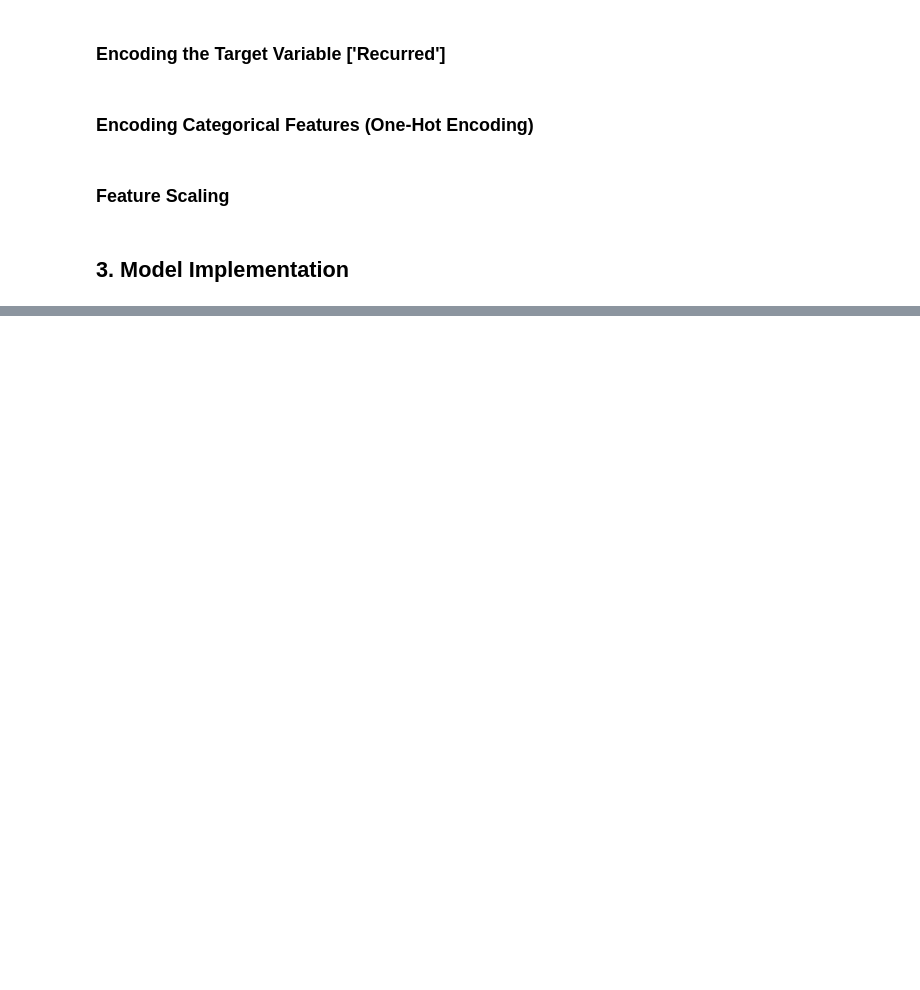
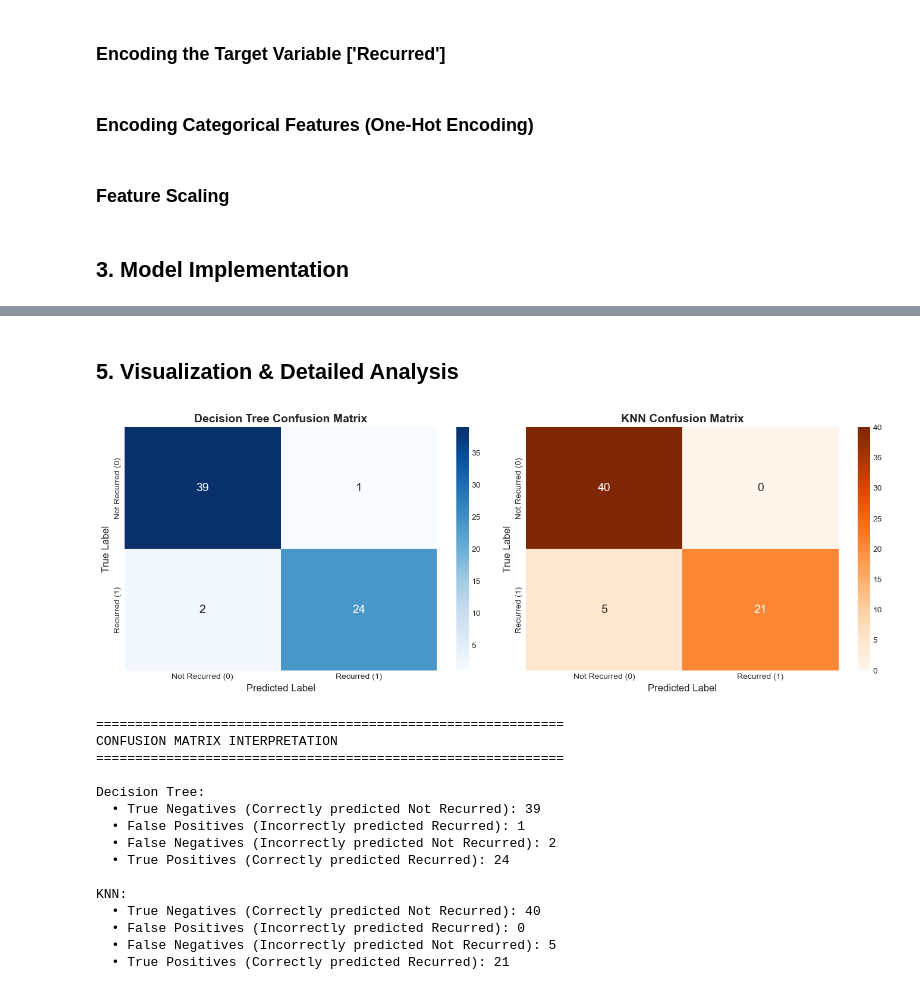
Before and after one commit to Bini-fish/Thyroid_Recurrence_Prediction, a Jupyter notebook: Thyroid.ipynb, the cells around one changed output, grey strips where cells are left out. Drawn from its saved outputs; the diff is of its cells as text; code cells hidden in the pictures; blank space fills up the shorter version.

```diff
--- a/Thyroid.ipynb
+++ b/Thyroid.ipynb
@@ -19,5 +162,14 @@ df = pd.read_csv('data/filtered_thyroid_data.csv')
 # %%
 # Filling categorical missing values with the mode
+print("="*60)
+print("HANDLING MISSING VALUES")
+print("="*60)
 for column in df.columns:
     if df[column].isnull().sum() > 0:
-        df[column] = df[column].fillna(df[column].mode()[0])
+        mode_value = df[column].mode()[0]
+        print(f"Filling '{column}' missing values with mode: '{mode_value}'")
+        df[column] = df[column].fillna(mode_value)
+
+# Verify all missing values are handled
+print(f"\nMissing values after imputation: {df.isna().sum().sum()}")
+print("✓ All missing values have been handled!")
@@ -124,0 +315,61 @@ The Decision Tree model performed better on this test set.
+# %% [markdown]
+## 5. Visualization & Detailed Analysis
+# %%
+# 5.1 Confusion Matrices for Both Models
+fig, axes = plt.subplots(1, 2, figsize=(14, 5))
+
+# Decision Tree Confusion Matrix
+cm_dt = confusion_matrix(y_test, y_pred_dt)
+sns.heatmap(cm_dt, annot=True, fmt='d', cmap='Blues', ax=axes[0],
+            xticklabels=['Not Recurred (0)', 'Recurred (1)'],
+            yticklabels=['Not Recurred (0)', 'Recurred (1)'],
+            annot_kws={'size': 14})
+axes[0].set_title('Decision Tree Confusion Matrix', fontsize=14, fontweight='bold')
+axes[0].set_xlabel('Predicted Label', fontsize=12)
+axes[0].set_ylabel('True Label', fontsize=12)
+
+# KNN Confusion Matrix
+cm_knn = confusion_matrix(y_test, y_pred_knn)
+sns.heatmap(cm_knn, annot=True, fmt='d', cmap='Oranges', ax=axes[1],
+            xticklabels=['Not Recurred (0)', 'Recurred (1)'],
+            yticklabels=['Not Recurred (0)', 'Recurred (1)'],
+            annot_kws={'size': 14})
+axes[1].set_title('KNN Confusion Matrix', fontsize=14, fontweight='bold')
+axes[1].set_xlabel('Predicted Label', fontsize=12)
+axes[1].set_ylabel('True Label', fontsize=12)
+
+plt.tight_layout()
+plt.show()
+
+# Print interpretation
+print("\n" + "="*60)
+print("CONFUSION MATRIX INTERPRETATION")
+print("="*60)
+print(f"\nDecision Tree:")
+print(f"  • True Negatives (Correctly predicted Not Recurred): {cm_dt[0,0]}")
+print(f"  • False Positives (Incorrectly predicted Recurred): {cm_dt[0,1]}")
+print(f"  • False Negatives (Incorrectly predicted Not Recurred): {cm_dt[1,0]}")
+print(f"  • True Positives (Correctly predicted Recurred): {cm_dt[1,1]}")
+
+print(f"\nKNN:")
+print(f"  • True Negatives (Correctly predicted Not Recurred): {cm_knn[0,0]}")
+print(f"  • False Positives (Incorrectly predicted Recurred): {cm_knn[0,1]}")
+print(f"  • False Negatives (Incorrectly predicted Not Recurred): {cm_knn[1,0]}")
+print(f"  • True Positives (Correctly predicted Recurred): {cm_knn[1,1]}")
+# %% [output]
+[figure, added]
+============================================================
+CONFUSION MATRIX INTERPRETATION
+============================================================
+
+Decision Tree:
+  • True Negatives (Correctly predicted Not Recurred): 39
+  • False Positives (Incorrectly predicted Recurred): 1
+  • False Negatives (Incorrectly predicted Not Recurred): 2
+  • True Positives (Correctly predicted Recurred): 24
+
+KNN:
+  • True Negatives (Correctly predicted Not Recurred): 40
+  • False Positives (Incorrectly predicted Recurred): 0
+  • False Negatives (Incorrectly predicted Not Recurred): 5
+  • True Positives (Correctly predicted Recurred): 21
```
Also changed, not shown: parts of 28 cells of this notebook.
